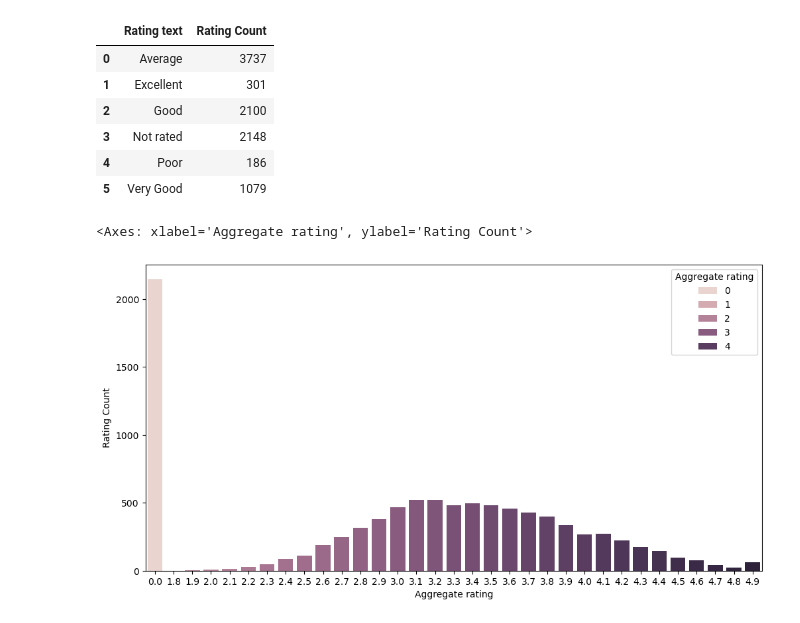
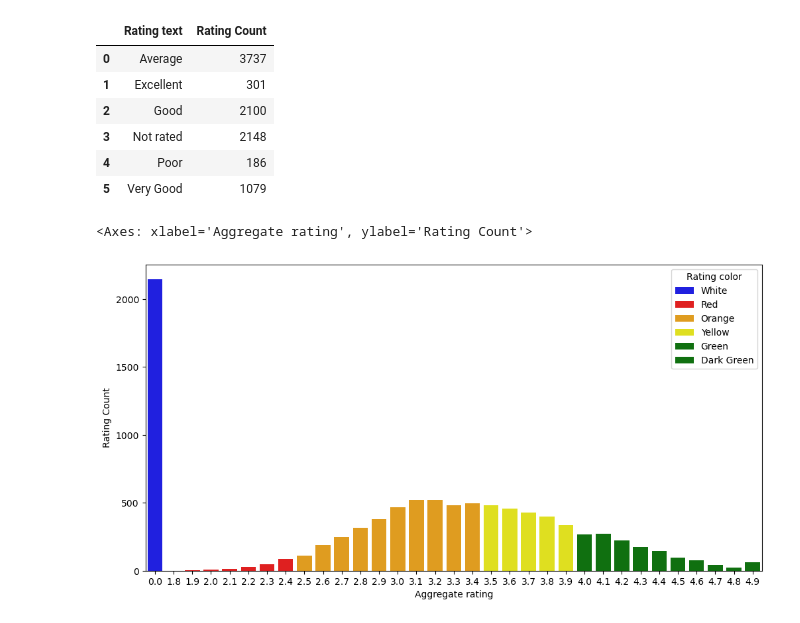
Before and after one commit to PrathameshP26/Data_analytics, a Jupyter notebook: EDA_and_Feature_Engineering_Zomato.ipynb, the cells around one changed output. Drawn from its saved outputs; the diff is of its cells as text; code cells hidden in the pictures.

Commit message:
Count plot

```diff
--- a/EDA_and_Feature_Engineering_Zomato.ipynb
+++ b/EDA_and_Feature_Engineering_Zomato.ipynb
@@ -280,7 +280,7 @@ fig.show()
 # %%
 import matplotlib
 matplotlib.rcParams['figure.figsize']=(12,6)
-sns.barplot(x='Aggregate rating', y='Rating Count',data=ratings,hue='Aggregate rating')
+sns.barplot(x='Aggregate rating', y='Rating Count',data=ratings,hue='Rating color',palette=['blue','red','orange','yellow','green','green'])
 # %% [output]
 <Axes: xlabel='Aggregate rating', ylabel='Rating Count'>
-[figure, old version]
+[figure, new version]
```
Also changed, not shown: parts of 2 cells of this notebook.
